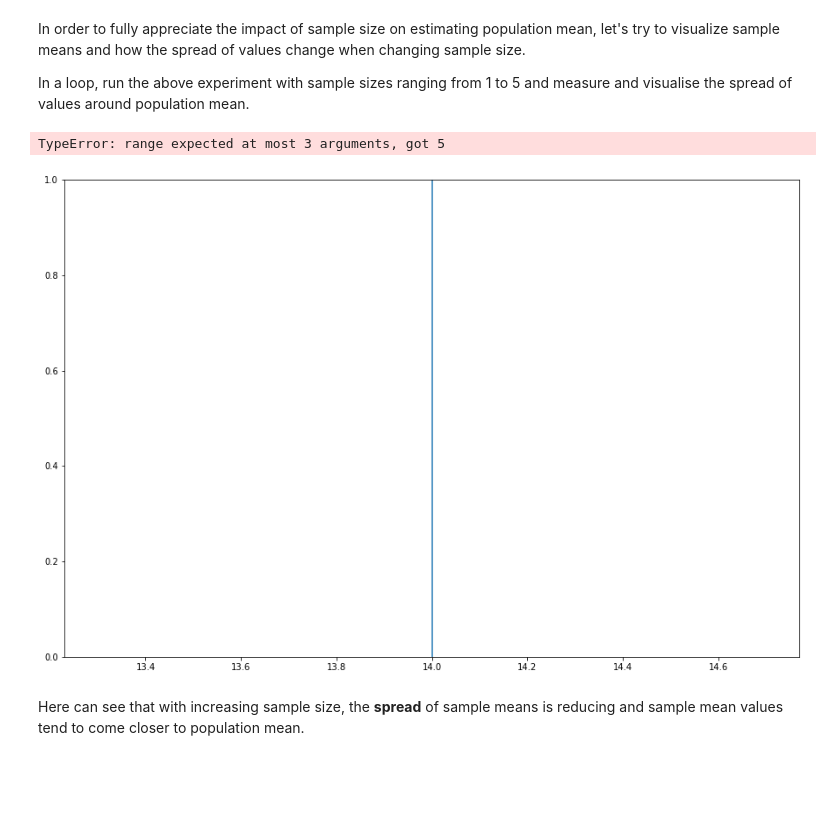
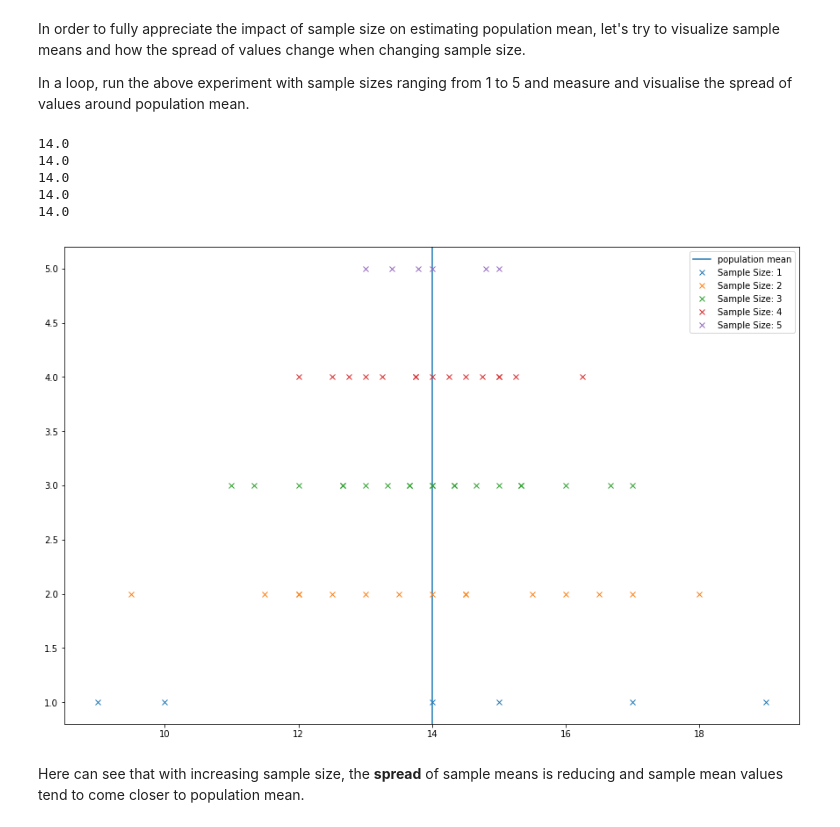
Before and after one commit to nkacoroski/dsc-2-19-14-sampling-statistics-seattle-ds-career-040119, a Jupyter notebook: index.ipynb, the cells around one changed output. Drawn from its saved outputs; the diff is of its cells as text; code cells hidden in the pictures; blank space fills up the shorter version.

```diff
--- a/index.ipynb
+++ b/index.ipynb
@@ -309,35 +309,39 @@ In a loop, run the above experiment with sample sizes ranging from 1 to 5 and me
 # %%
 # Run a for loop to execute above code for sample size 1 to 5 and visualise the spread of sample
 # means
 plt.figure(figsize=(15, 10))
 plt.axvline(x=mu, label='population mean')
 
-for n in range(1, 2, 3, 4, 5):
+for n in (1, 2, 3, 4, 5):
     combs, means = sample_means(n, pumpkin_dict)
     probs = calculate_probability(means)
     val = n
     ar = np.arange(10)
     plt.plot(means, np.zeros_like(means) + val, 'x', label=("Sample Size: " + str(n)))
     plt.legend()
 
 plt.show()
 # Using 1 samples with a population of size, we can see 6 possible combinations
 # The mean of all sample means mu_x_hat is: 14.0
 
 # Using 2 samples with a population of size, we can see 15 possible combinations
 # The mean of all sample means mu_x_hat is: 14.0
 
 # Using 3 samples with a population of size, we can see 20 possible combinations
 # The mean of all sample means mu_x_hat is: 14.0
 
 # Using 4 samples with a population of size, we can see 15 possible combinations
 # The mean of all sample means mu_x_hat is: 14.0
 
 # Using 5 samples with a population of size, we can see 6 possible combinations
 # The mean of all sample means mu_x_hat is: 14.0
 # %% [output]
-TypeError: range expected at most 3 arguments, got 5
+14.0
+14.0
+14.0
+14.0
+14.0
-[figure, old version]
+[figure, new version]
 # %% [markdown]
 Here can see that with increasing sample size, the **spread** of sample means is reducing and sample mean values tend to come closer to population mean.
 # %% [markdown]
```
